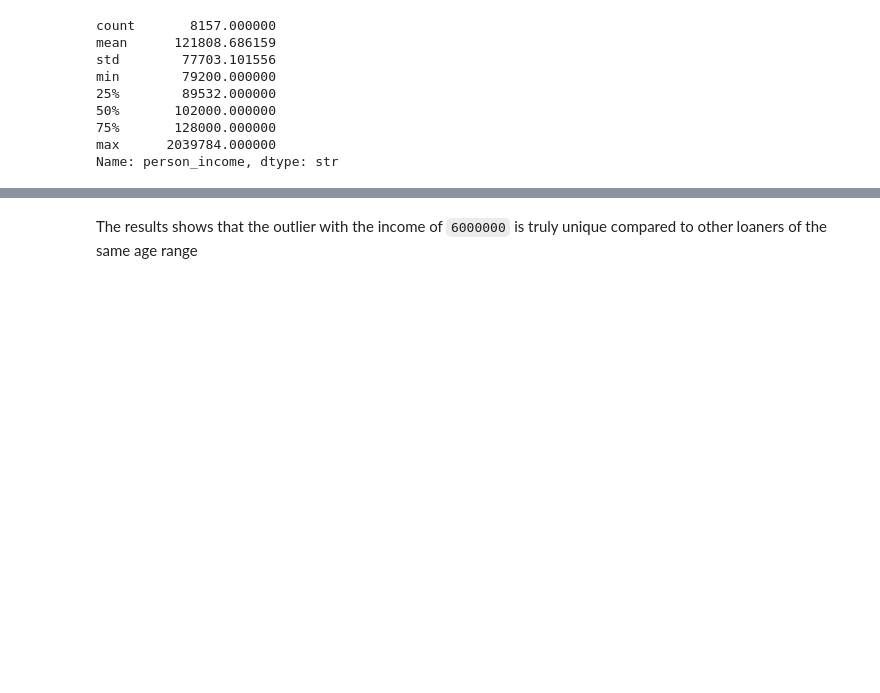
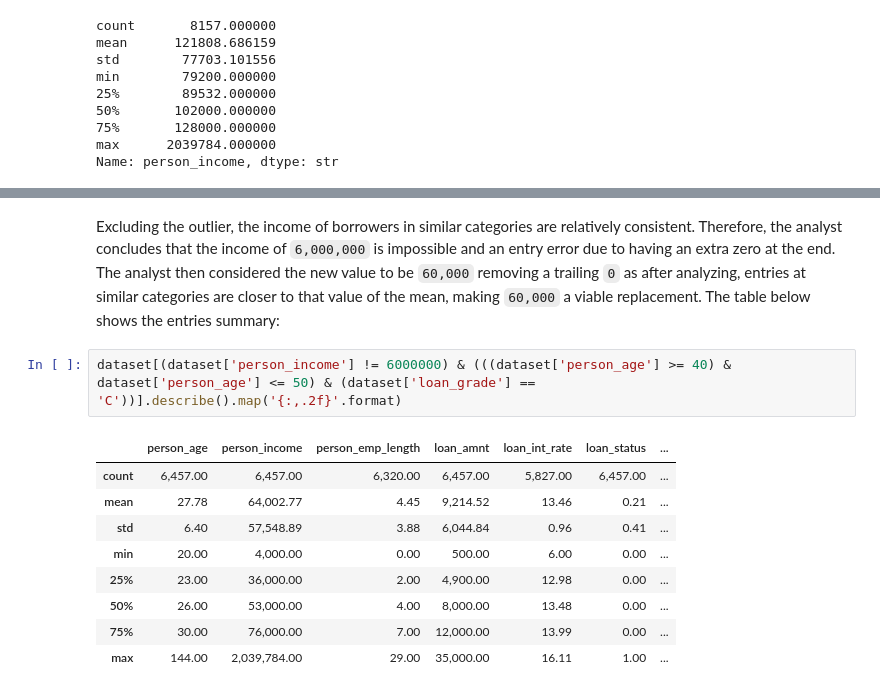
Before and after one commit to Lastlight10/credit_load_risk_data_analysis, a Jupyter notebook: credit_loan.ipynb, the cells around one changed output, grey strips where cells are left out. Drawn from its saved outputs; the diff is of its cells as text; blank space fills up the shorter version.

```diff
--- a/credit_loan.ipynb
+++ b/credit_loan.ipynb
@@ -322,3 +346,15 @@ max      1900000.000000
 Name: person_income, dtype: str
 # %% [markdown]
-The results shows that the outlier with the income of `6000000` is truly unique compared to other loaners of the same age range
+Excluding the outlier, the income of borrowers in similar categories are relatively consistent. Therefore, the analyst concludes that the income of `6,000,000` is impossible and an entry error due to having an extra zero at the end. The analyst then considered the new value to be `60,000` removing a trailing `0` as after analyzing, entries at similar categories are closer to that value of the mean, making `60,000` a viable replacement. The table below shows the entries summary:
+# %%
+dataset[(dataset['person_income'] != 6000000) & (((dataset['person_age'] >= 40) & dataset['person_age'] <= 50) & (dataset['loan_grade'] == 'C'))].describe().map('{:,.2f}'.format)
+# %% [output]
+|  | person_age | person_income | person_emp_length | loan_amnt | loan_int_rate | loan_status | ... |
+| count | 6,457.00 | 6,457.00 | 6,320.00 | 6,457.00 | 5,827.00 | 6,457.00 | ... |
+| mean | 27.78 | 64,002.77 | 4.45 | 9,214.52 | 13.46 | 0.21 | ... |
+| std | 6.40 | 57,548.89 | 3.88 | 6,044.84 | 0.96 | 0.41 | ... |
+| min | 20.00 | 4,000.00 | 0.00 | 500.00 | 6.00 | 0.00 | ... |
+| 25% | 23.00 | 36,000.00 | 2.00 | 4,900.00 | 12.98 | 0.00 | ... |
+| 50% | 26.00 | 53,000.00 | 4.00 | 8,000.00 | 13.48 | 0.00 | ... |
+| 75% | 30.00 | 76,000.00 | 7.00 | 12,000.00 | 13.99 | 0.00 | ... |
+| max | 144.00 | 2,039,784.00 | 29.00 | 35,000.00 | 16.11 | 1.00 | ... |
```
Also changed, not shown: parts of 25 cells of this notebook, 2 other files.
